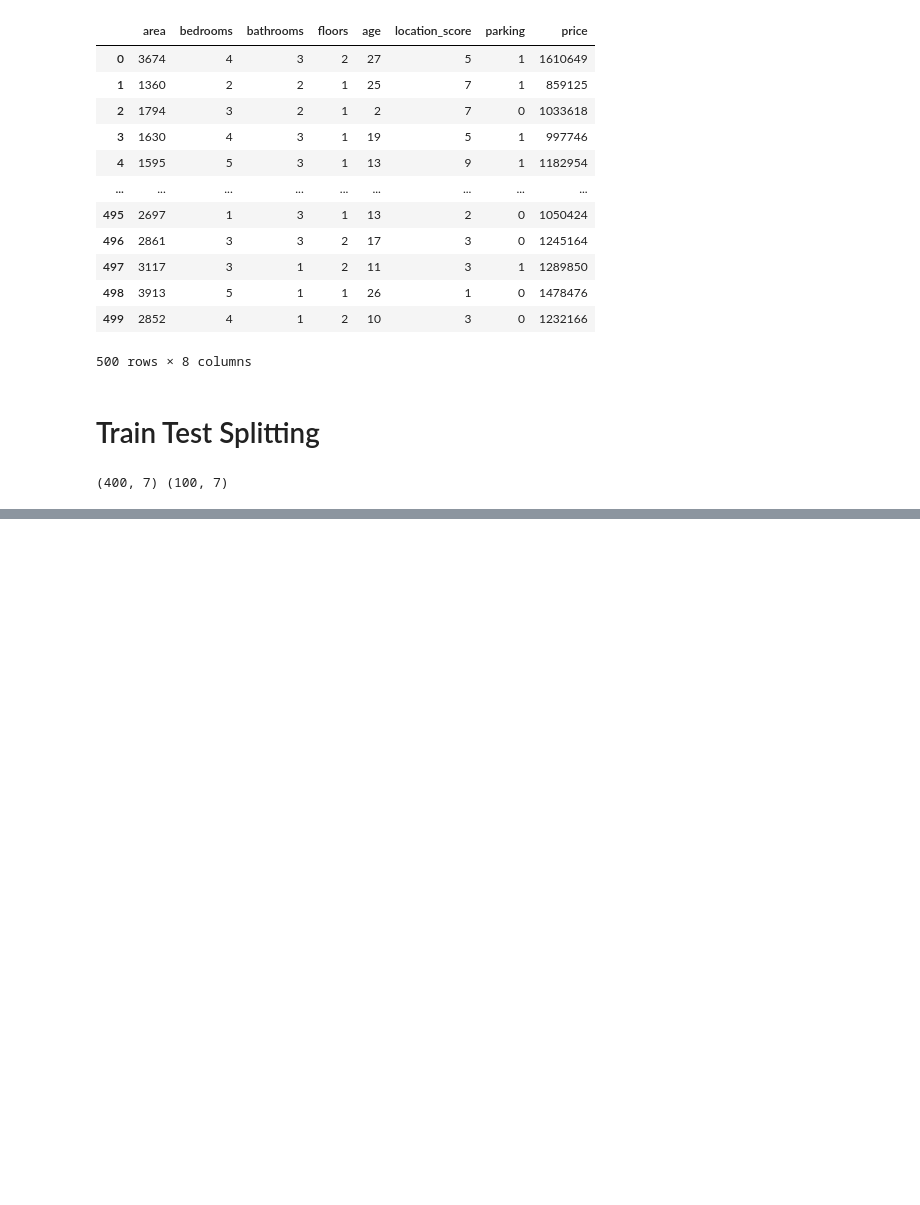
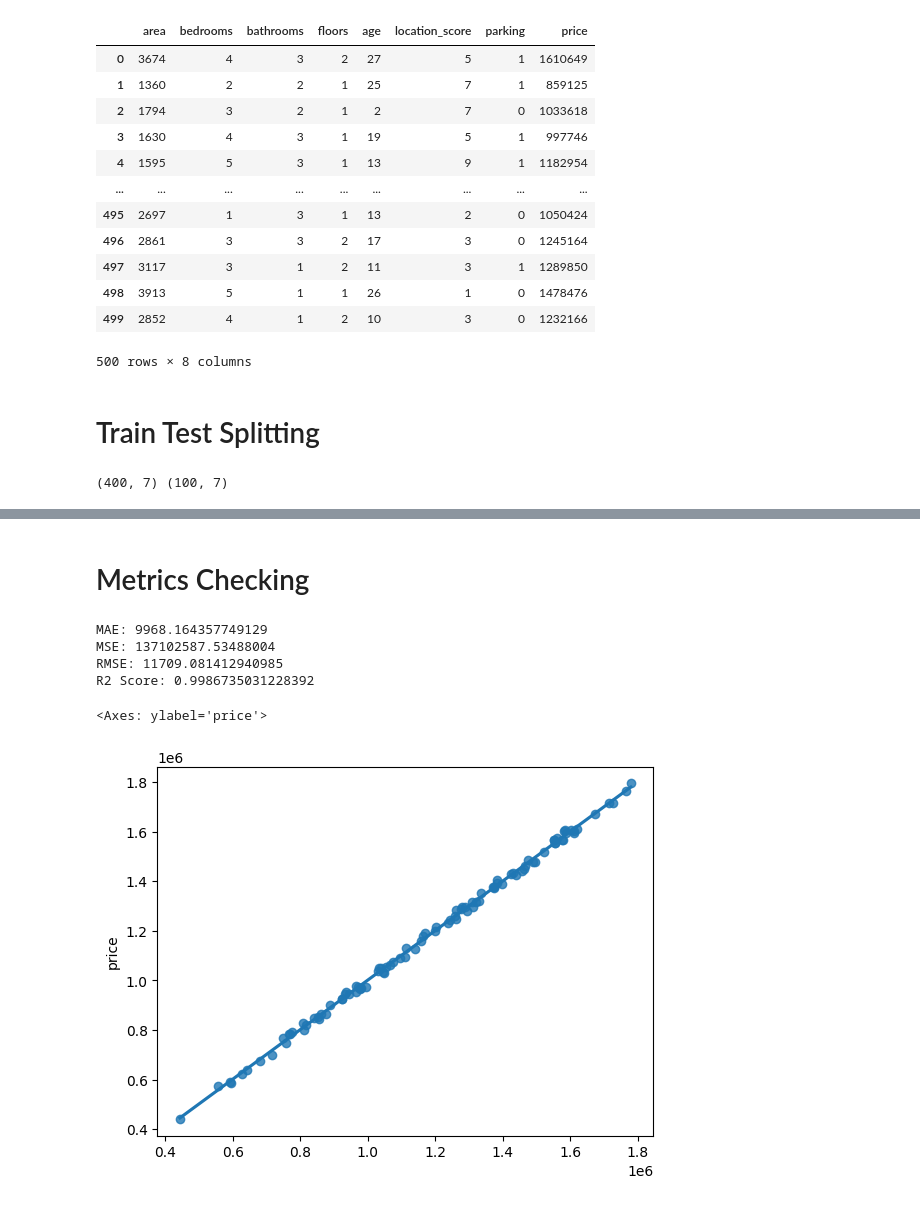
Before and after one commit to Ramcharan-AIML/house_price_prediction, a Jupyter notebook: house_price_prediction.ipynb, the cells around one changed output, grey strips where cells are left out. Drawn from its saved outputs; the diff is of its cells as text; code cells hidden in the pictures; blank space fills up the shorter version.

Commit message:
House prediction small project completed for practice

```diff
--- a/house_price_prediction.ipynb
+++ b/house_price_prediction.ipynb
@@ -110,0 +133,7 @@ print(X_train.shape , X_test.shape)
+# %%
+from pyexpat import model
+from sklearn.linear_model import LinearRegression
+
+model = LinearRegression()
+
+model.fit(X_train , y_train)
@@ -110,0 +157,6 @@ print(X_train.shape , X_test.shape)
+# %%
+# Predicting the data
+
+y_pred = model.predict(X_test)
+
+y_pred
@@ -110,0 +200,26 @@ print(X_train.shape , X_test.shape)
+# %% [markdown]
+# Metrics Checking
+# %%
+from sklearn.metrics import mean_absolute_error , mean_squared_error , r2_score
+
+mae = mean_absolute_error(y_test , y_pred)
+mse = mean_squared_error(y_test , y_pred)
+rmse = np.sqrt(mse)
+r2 = r2_score(y_test , y_pred)
+
+print("MAE:", mae)
+print("MSE:", mse)
+print("RMSE:", rmse)
+print("R2 Score:", r2)
+# %% [output]
+MAE: 9968.164357749129
+MSE: 137102587.53488004
+RMSE: 11709.081412940985
+R2 Score: 0.9986735031228392
+# %%
+import seaborn as sns
+
+sns.regplot(x = y_pred , y = y_test)
+# %% [output]
+<Axes: ylabel='price'>
+[figure, added]
```
Also changed, not shown: parts of 12 cells of this notebook.
